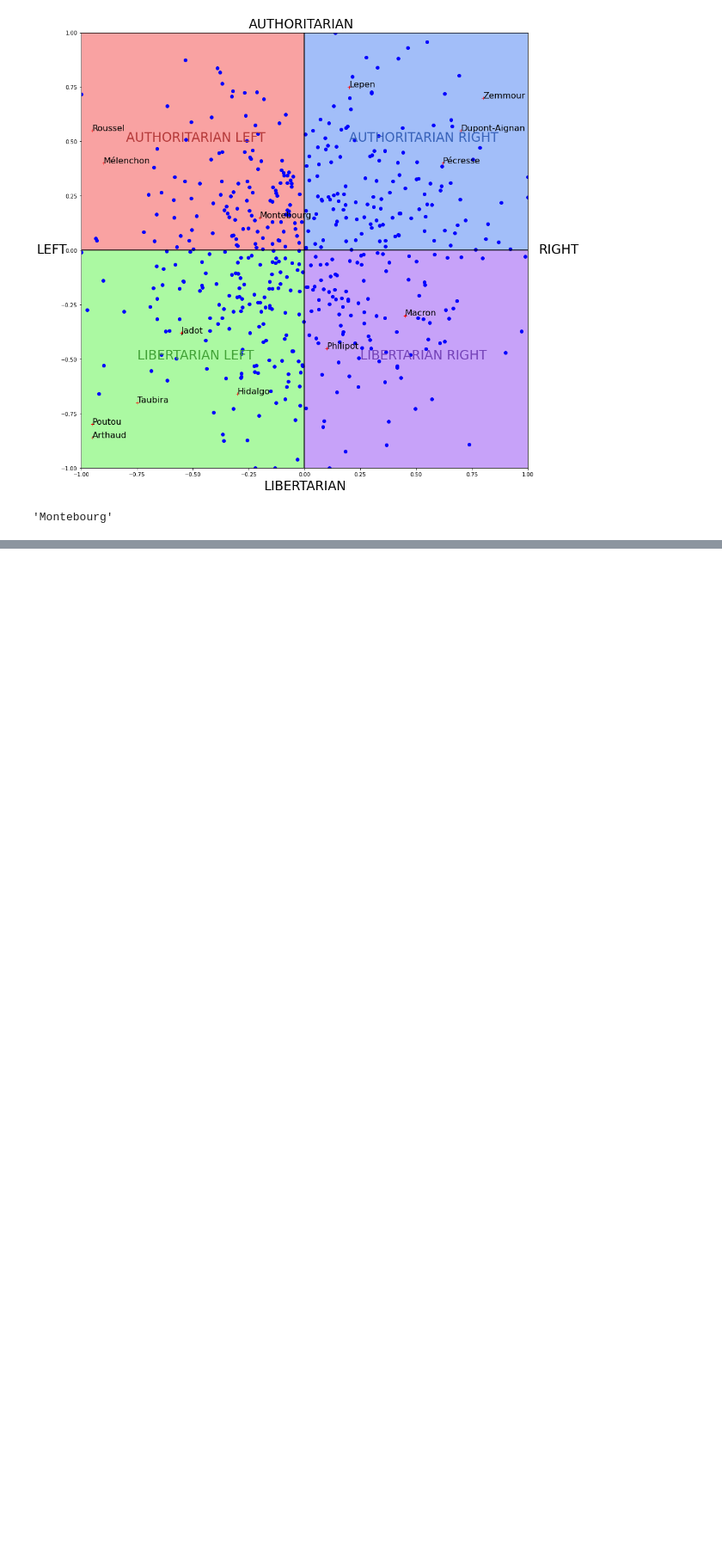
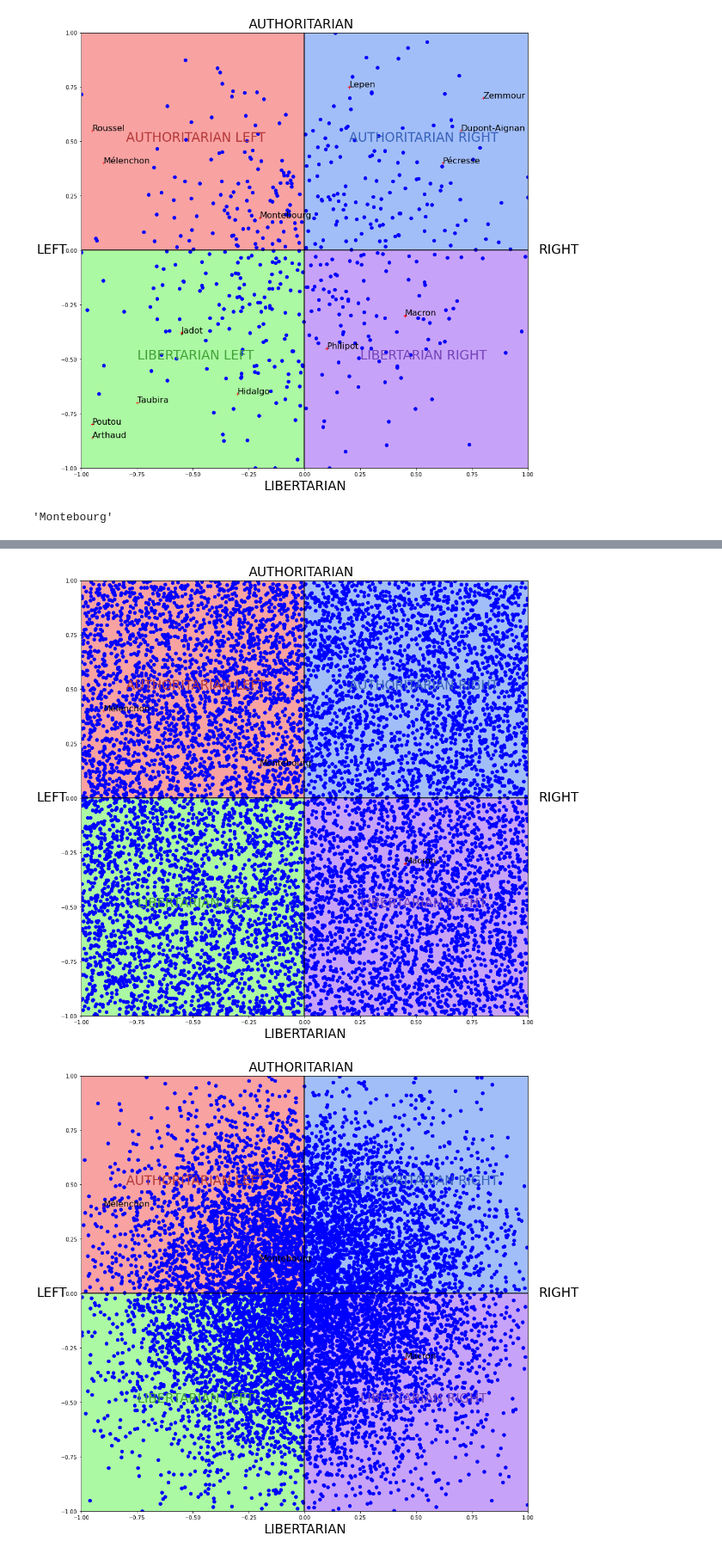
Before and after one commit to Naghan1132/Comparison-of-winners-of-elections-with-different-voting-methods, a Jupyter notebook: recherche.ipynb, the cells around one changed output, grey strips where cells are left out. Shown at 86% size. Saved outputs shown, nothing was run; the diff lists cells and outputs as text; code cells hidden in the pictures; blank space fills up the shorter version.

```diff
--- a/recherche.ipynb
+++ b/recherche.ipynb
@@ -859,0 +848,10 @@ for method in listMethods:
+# %%
+data_uniform = create_DataFrame("uniform")
+data_normal = create_DataFrame("normal")
+data_beta = create_DataFrame("beta")
+
+listeNomMethodes = ["Condorcet","Uninominal 1 tour","Uninominal 2 tours","Approbation","Borda",
+                    "Éliminations successives","Jugement Majoritaire","Vote à la moyenne","Vote de Copeland"]
+# %% [output]
+[figure, added]
+[figure, added]
```
Also changed, not shown: parts of 6 cells of this notebook, 8 other files.
